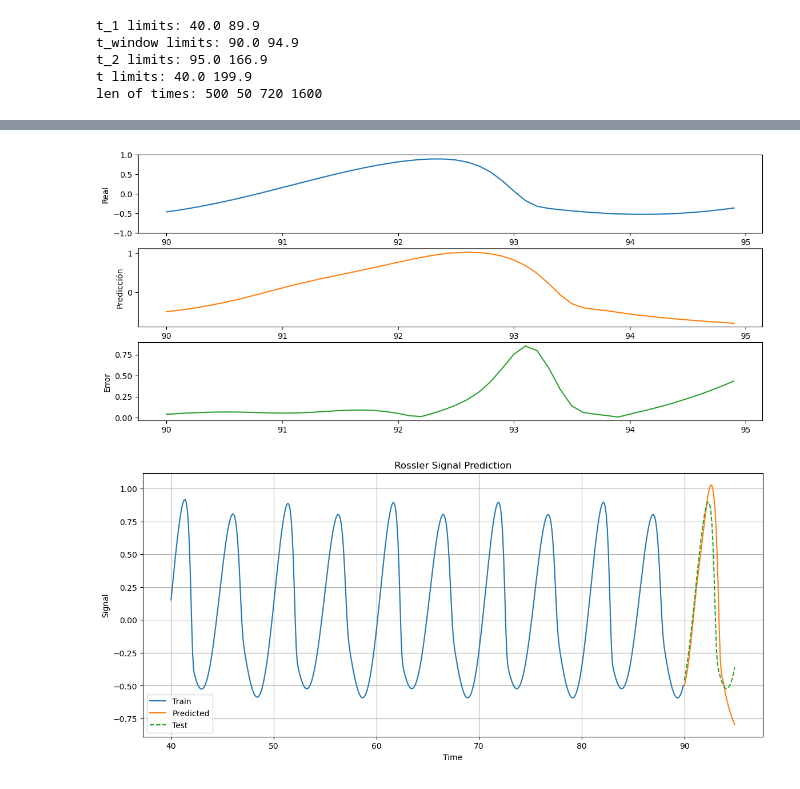
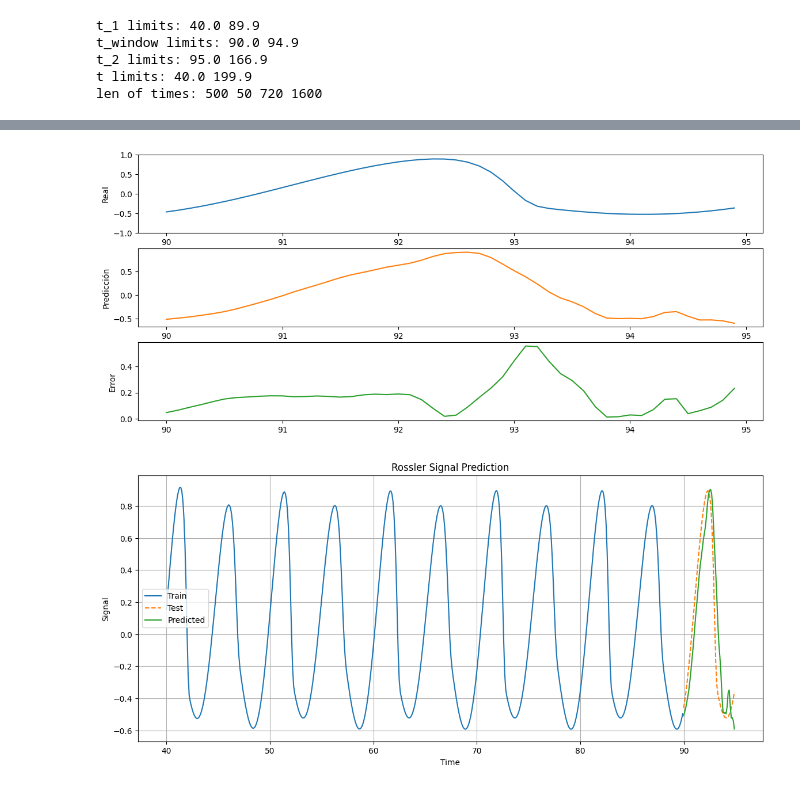
Before and after one commit to matiasleize/final_exam_ML, a Jupyter notebook: final.ipynb, the cells around one changed output, grey strips where cells are left out. Cells and saved outputs as stored; diff of their text form; code cells hidden in the pictures.

```diff
--- a/final.ipynb
+++ b/final.ipynb
@@ -7,15 +13,13 @@ from functions import *
 # %%
+# Parámetros de la simulación
 
 # choose a number of time steps
-look_back = 5
+look_back = 10
 
 # Cantidad de valores por cada paso temporal
 n_features = 1
 
 # Cantidad de pasos que queremos predecir hacia adelante
-#pasos_adelante = 100
-#indice_inicial = 0
-
 window_size = 50
 
 # longitud de la cadena izquierda
@@ -23,12 +27,5 @@ len_left_chain = 500
 
 # longitud de la cadena derecha
 len_right_chain = 720
-
-# Proporcion entre train y test
-#proporcion = 0.75
-
-# Cantidad de pasos que queremos predecir hacia adelante
-#pasos_adelante = 100
-indice_inicial = 0
 # %%
 # Generamos la señal temporal
@@ -150,22 +146,21 @@ plt.ylabel('Error')
 #plt.ylim(0,5)
 plt.show()
 # %% [output]
-[figure, old version]
+[figure, new version]
 # %%
 fig = plt.figure(figsize = (14,6))
-#plt.plot(t_1[:len(y_train_1)],y_train_1,label='Train')
-plt.plot(t_1,raw_seq_1,'-',label='Train')
+plt.plot(t_1,raw_seq_1,label='Train')
+plt.plot(t_window,raw_seq_window,'--',label='Test')
 plt.plot(t_window,predicciones_adelante_1,label='Predicted')
-plt.plot(t_window,raw_seq_window,'--',label='Test')
 plt.grid()
 plt.xlabel('Time')
 plt.ylabel('Signal')
 plt.title('Rossler Signal Prediction')
 plt.legend()
 plt.savefig('figures/rossler_signal_prediction_1.png')
 plt.show()
 # %% [output]
-[figure, old version]
+[figure, new version]
 # %%
 # split into samples
 y_train_2_bw, y_test_2_bw, predicciones_adelante_2_bw,valores_reales_2_bw = make_predictions(raw_seq_2_bw, look_back, n_features, raw_seq_window[::-1])
```
Also changed, not shown: parts of 10 cells of this notebook.
